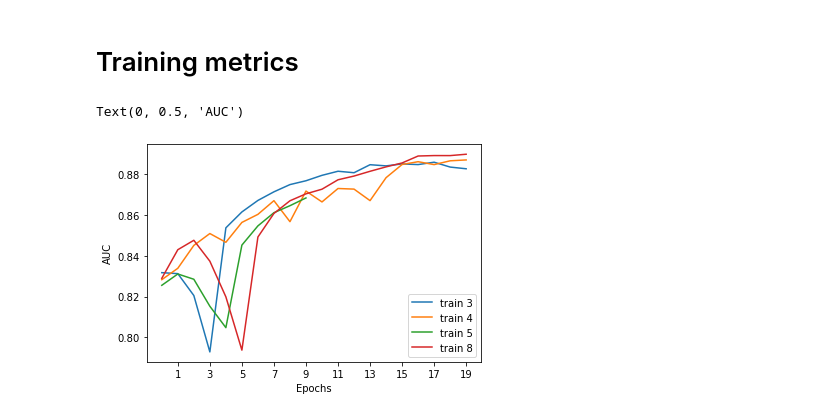
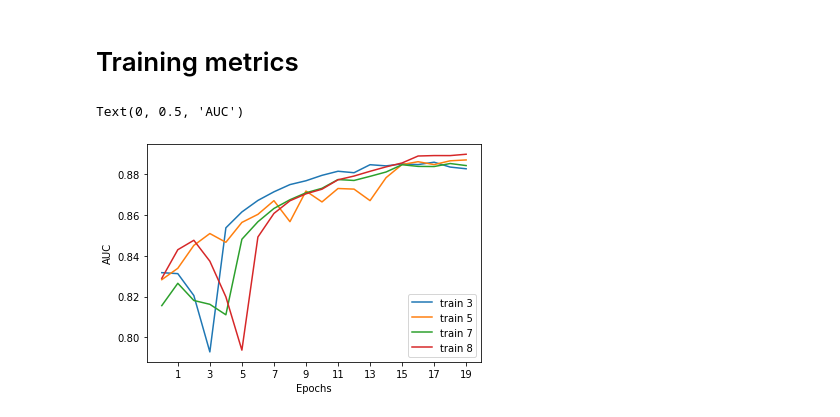
Before and after one commit to arceda/neoantigen, a Jupyter notebook: BERTMHC/bertmhc/dataloader.ipynb, the cells around one changed output. Cells and saved outputs as stored; diff of their text form; code cells hidden in the pictures.

```diff
--- a/BERTMHC/bertmhc/dataloader.ipynb
+++ b/BERTMHC/bertmhc/dataloader.ipynb
@@ -673,32 +721,32 @@ plt.savefig('metrics_comparison.png', dpi=300)
 # %%
 import re
 import matplotlib.pyplot as plt
 
 def read_metrics_from_log(filename):
     file = open("logs/"+ filename)
     logs = file.read()
 
     p = p = re.compile("\'val_auc\': (.*)\'val_ap\'")
     lst = re.findall(p, logs)
 
     train_auc = [ float(e.replace(", ", ""))  for e in lst ]
     return train_auc
 
 train_3_auc = read_metrics_from_log("train_3_log")
 train_5_auc = read_metrics_from_log("train_5_log")
-train_6_auc = read_metrics_from_log("train_6_log")
+train_7_auc = read_metrics_from_log("train_7_log")
 train_8_auc = read_metrics_from_log("train_8_log")
 
-plt.plot(range(len(train_3_auc)),train_3_auc, label="train 3")
-plt.plot(range(len(train_5_auc)),train_5_auc, label="train 4")
-plt.plot(range(len(train_6_auc)),train_6_auc, label="train 5")
-plt.plot(range(len(train_8_auc)),train_8_auc, label="train 8")
+plt.plot(range(len(train_3_auc)),train_3_auc, label="train 3") # Linear
+plt.plot(range(len(train_5_auc)),train_5_auc, label="train 5") # RNN
+plt.plot(range(len(train_7_auc)),train_7_auc, label="train 7") # RNN2
+plt.plot(range(len(train_8_auc)),train_8_auc, label="train 8") # RNN-att
 
 plt.xticks(range(1,len(train_3_auc), 2))
 
 plt.legend(loc ="lower right")
 plt.xlabel("Epochs")
 plt.ylabel("AUC")
 # %% [output]
 Text(0, 0.5, 'AUC')
-[figure, old version]
+[figure, new version]
```
Also changed, not shown: parts of 7 cells of this notebook, 7 other files.
